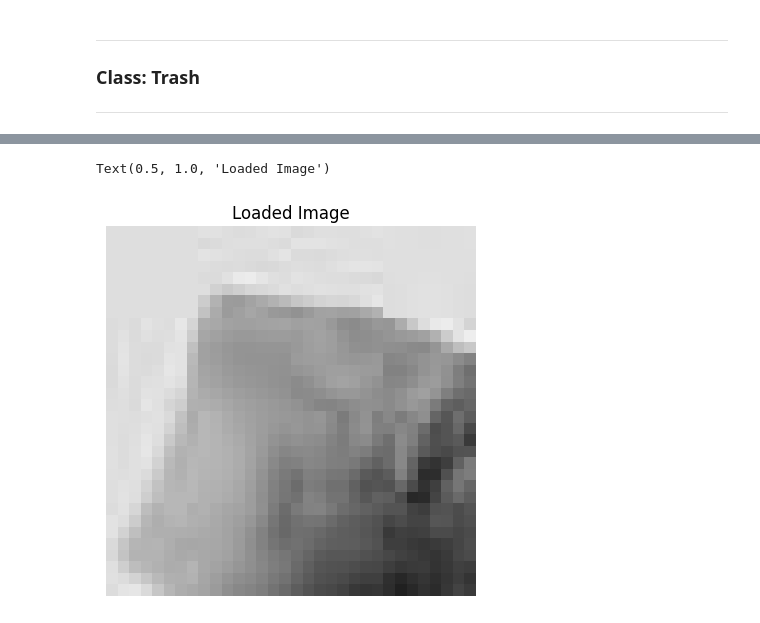
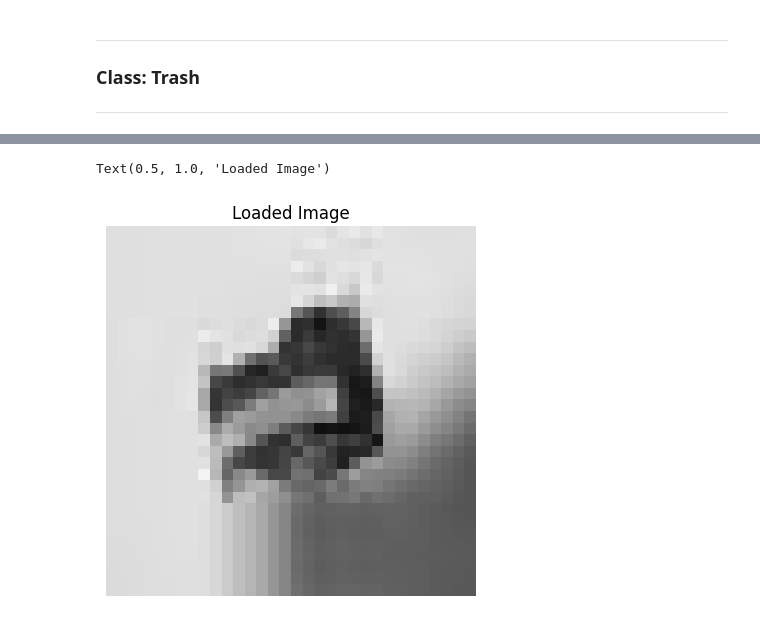
Before and after one commit to ChandraShekar05/Waste-Classification, a Jupyter notebook: garbage_classification_semaphore.ipynb, the cells around one changed output, grey strips where cells are left out. Cells and saved outputs as stored; diff of their text form; code cells hidden in the pictures.

```diff
--- a/garbage_classification_semaphore.ipynb
+++ b/garbage_classification_semaphore.ipynb
@@ -550,7 +567,7 @@ Text(0.5, 1.0, 'Loaded Image')
 
 ---
 # %%
-test_img = 'Garbage/processed_images/glass/glass_341.jpg'
+test_img = '/content/drive/MyDrive/garbage-classification/Garbage/processed_images/glass/glass_003.jpg'
 img = ku.load_img(test_img, target_size = (32,32))
 img = ku.img_to_array(img, dtype=np.uint8)
 img = np.array(img)/255.0
@@ -575,7 +592,7 @@ Text(0.5, 1.0, 'Loaded Image')
 ### Class: Metal
 ---
 # %%
-test_img = 'Garbage/processed_images/metal/metal_100.jpg'
+test_img = '/content/drive/MyDrive/garbage-classification/Garbage/processed_images/metal/metal_001.jpg'
 img = ku.load_img(test_img, target_size = (32,32))
 img = ku.img_to_array(img, dtype=np.uint8)
 img = np.array(img)/255.0
@@ -601,7 +618,7 @@ Text(0.5, 1.0, 'Loaded Image')
 
 ---
 # %%
-test_img = 'Garbage/processed_images/paper/paper_324.jpg'
+test_img = '/content/drive/MyDrive/garbage-classification/Garbage/processed_images/paper/paper_003.jpg'
 img = ku.load_img(test_img, target_size = (32,32))
 img = ku.img_to_array(img, dtype=np.uint8)
 img = np.array(img)/255.0
@@ -627,7 +644,7 @@ Text(0.5, 1.0, 'Loaded Image')
 
 ---
 # %%
-test_img = 'Garbage/processed_images/plastic/plastic_155.jpg'
+test_img = '/content/drive/MyDrive/garbage-classification/Garbage/processed_images/plastic/plastic_001.jpg'
 img = ku.load_img(test_img, target_size = (32,32))
 img = ku.img_to_array(img, dtype=np.uint8)
 img = np.array(img)/255.0
@@ -652,7 +669,7 @@ Text(0.5, 1.0, 'Loaded Image')
 ### Class: Trash
 ---
 # %%
-test_img = 'Garbage/processed_images/trash/trash_032.jpg'
+test_img = '/content/drive/MyDrive/garbage-classification/Garbage/processed_images/trash/trash_003.jpg'
 img = ku.load_img(test_img, target_size = (32,32))
 img = ku.img_to_array(img, dtype=np.uint8)
 img = np.array(img)/255.0
@@ -672,3 +689,3 @@ Probability: 0.98495126
 Classified: trash
 Text(0.5, 1.0, 'Loaded Image')
-[figure, old version]
+[figure, new version]
```
Also changed, not shown: parts of 26 cells of this notebook.
